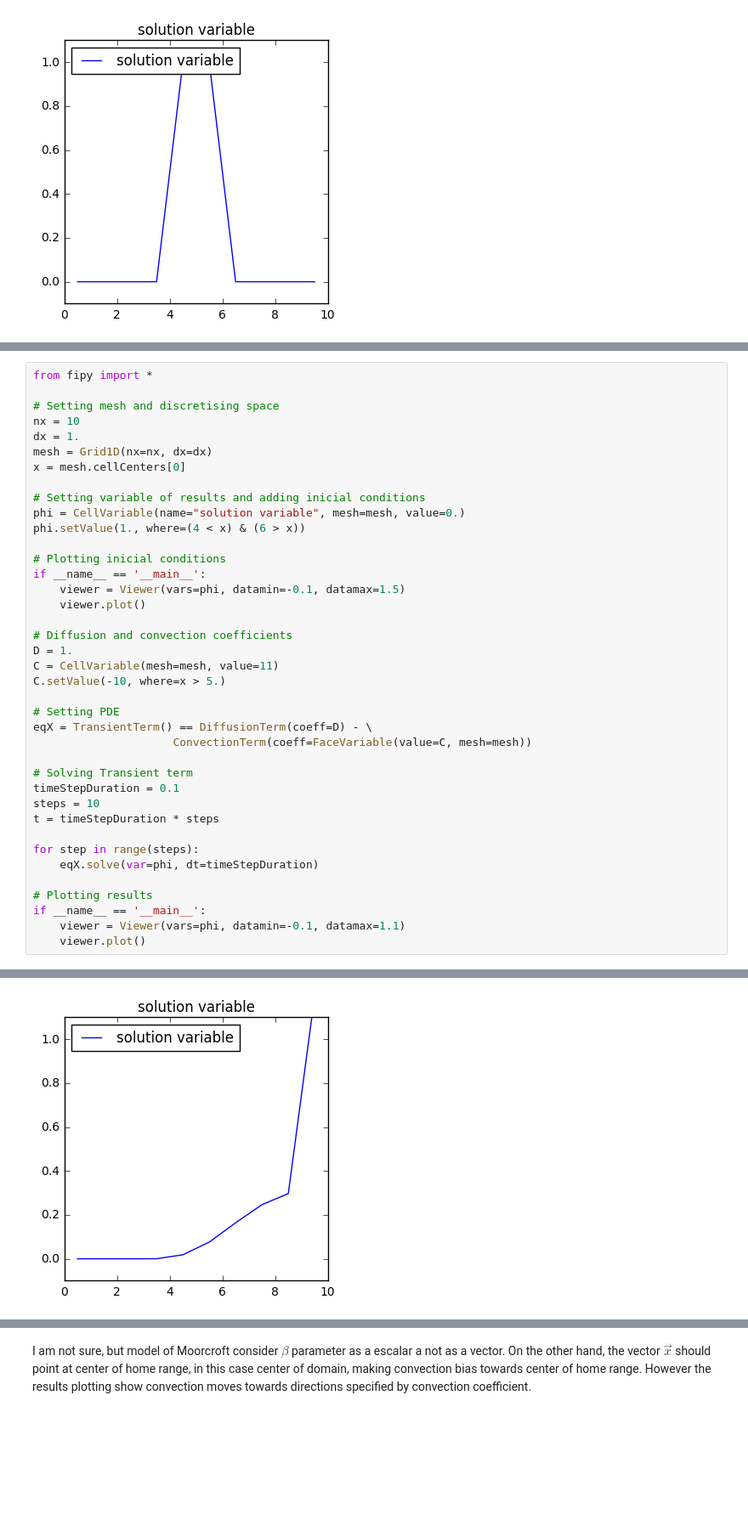
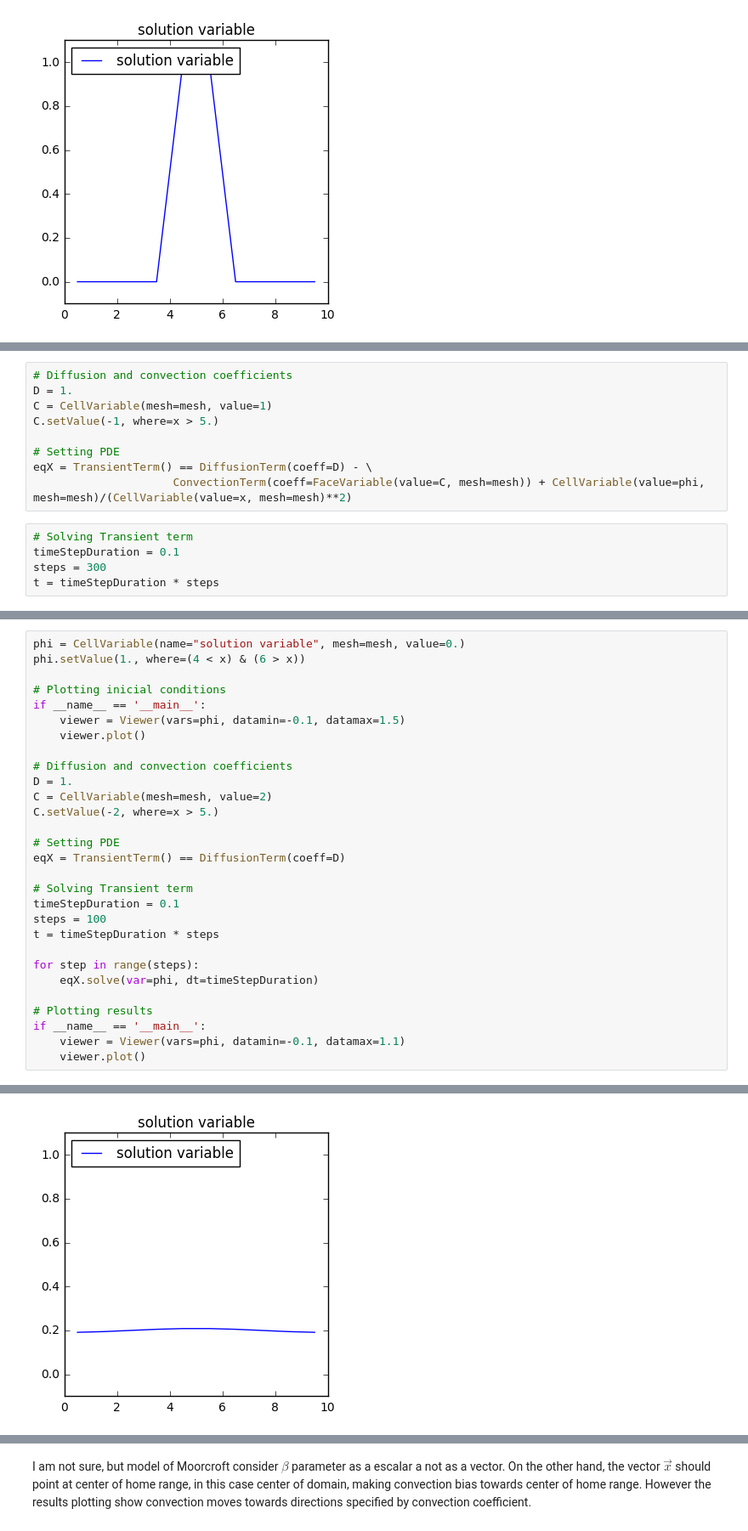
Before and after one commit to irbin-b/FV, a Jupyter notebook: HR_VF.ipynb, the cells around one changed output, grey strips where cells are left out. Shown at 85% size. Saved outputs shown, nothing was run; the diff lists cells and outputs as text; blank space fills up the shorter version.

```diff
--- a/HR_VF.ipynb
+++ b/HR_VF.ipynb
@@ -56,0 +81,14 @@ if __name__ == '__main__':
+# %%
+# Diffusion and convection coefficients
+D = 1.
+C = CellVariable(mesh=mesh, value=1)
+C.setValue(-1, where=x > 5.)
+
+# Setting PDE
+eqX = TransientTerm() == DiffusionTerm(coeff=D) - \
+                     ConvectionTerm(coeff=FaceVariable(value=C, mesh=mesh)) + CellVariable(value=phi, mesh=mesh)/(CellVariable(value=x, mesh=mesh)**2)
+# %%
+# Solving Transient term
+timeStepDuration = 0.1
+steps = 300
+t = timeStepDuration * steps
@@ -57,42 +105,32 @@ if __name__ == '__main__':
 # %%
-from fipy import *
-
-# Setting mesh and discretising space
-nx = 10
-dx = 1.
-mesh = Grid1D(nx=nx, dx=dx)
-x = mesh.cellCenters[0]
-
-# Setting variable of results and adding inicial conditions
 phi = CellVariable(name="solution variable", mesh=mesh, value=0.)
 phi.setValue(1., where=(4 < x) & (6 > x))
 
 # Plotting inicial conditions
 if __name__ == '__main__':
     viewer = Viewer(vars=phi, datamin=-0.1, datamax=1.5)
     viewer.plot()
 
 # Diffusion and convection coefficients
 D = 1.
-C = CellVariable(mesh=mesh, value=11)
-C.setValue(-10, where=x > 5.)
+C = CellVariable(mesh=mesh, value=2)
+C.setValue(-2, where=x > 5.)
 
 # Setting PDE
-eqX = TransientTerm() == DiffusionTerm(coeff=D) - \
-                     ConvectionTerm(coeff=FaceVariable(value=C, mesh=mesh))
+eqX = TransientTerm() == DiffusionTerm(coeff=D)
 
 # Solving Transient term
 timeStepDuration = 0.1
-steps = 10
+steps = 100
 t = timeStepDuration * steps
 
 for step in range(steps):
     eqX.solve(var=phi, dt=timeStepDuration)
 
 # Plotting results
 if __name__ == '__main__':
     viewer = Viewer(vars=phi, datamin=-0.1, datamax=1.1)
     viewer.plot()
 # %% [output]
 [figure]
-[figure, old version]
+[figure, new version]
```
Also changed, not shown: parts of 17 cells of this notebook.
